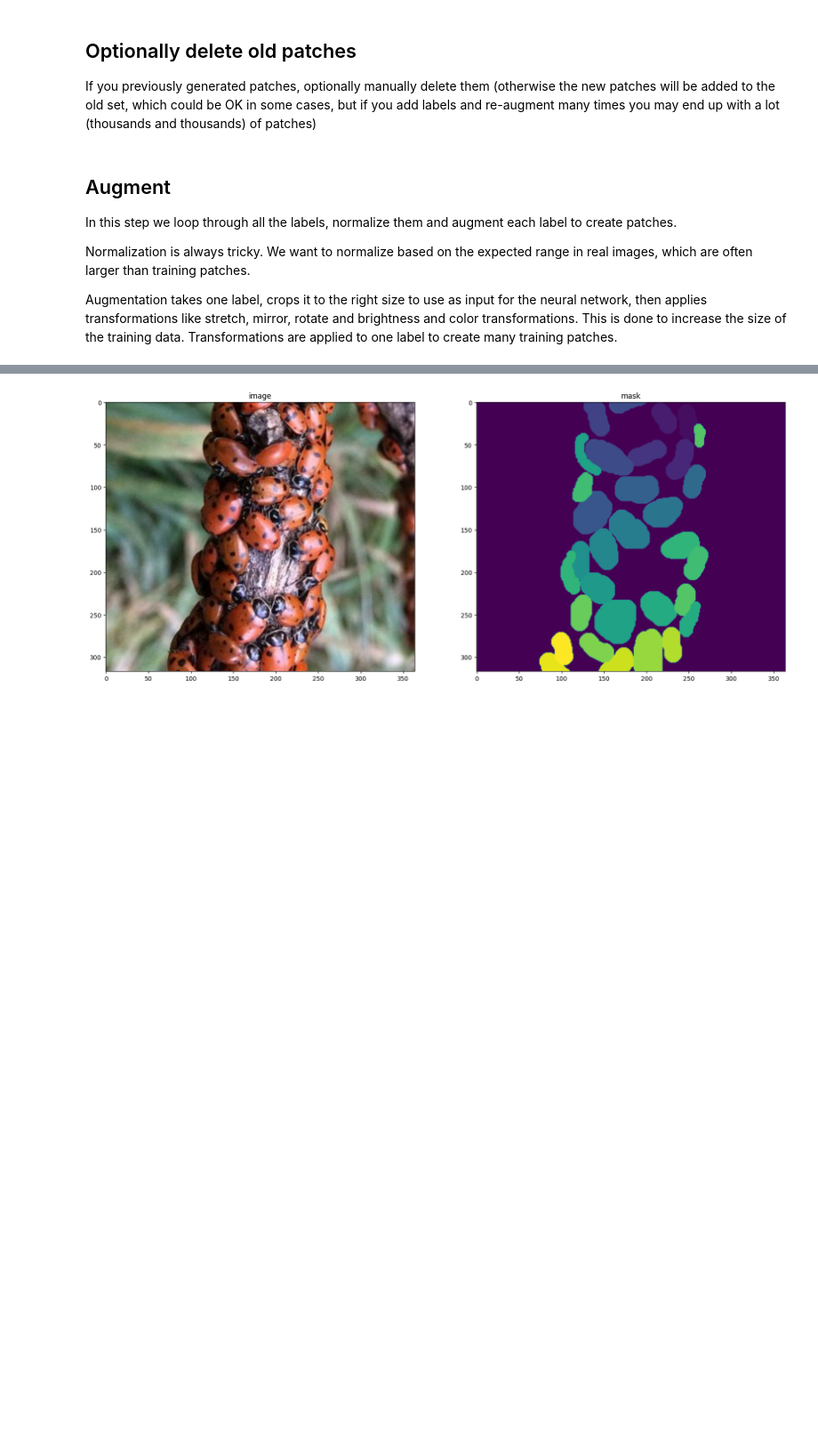
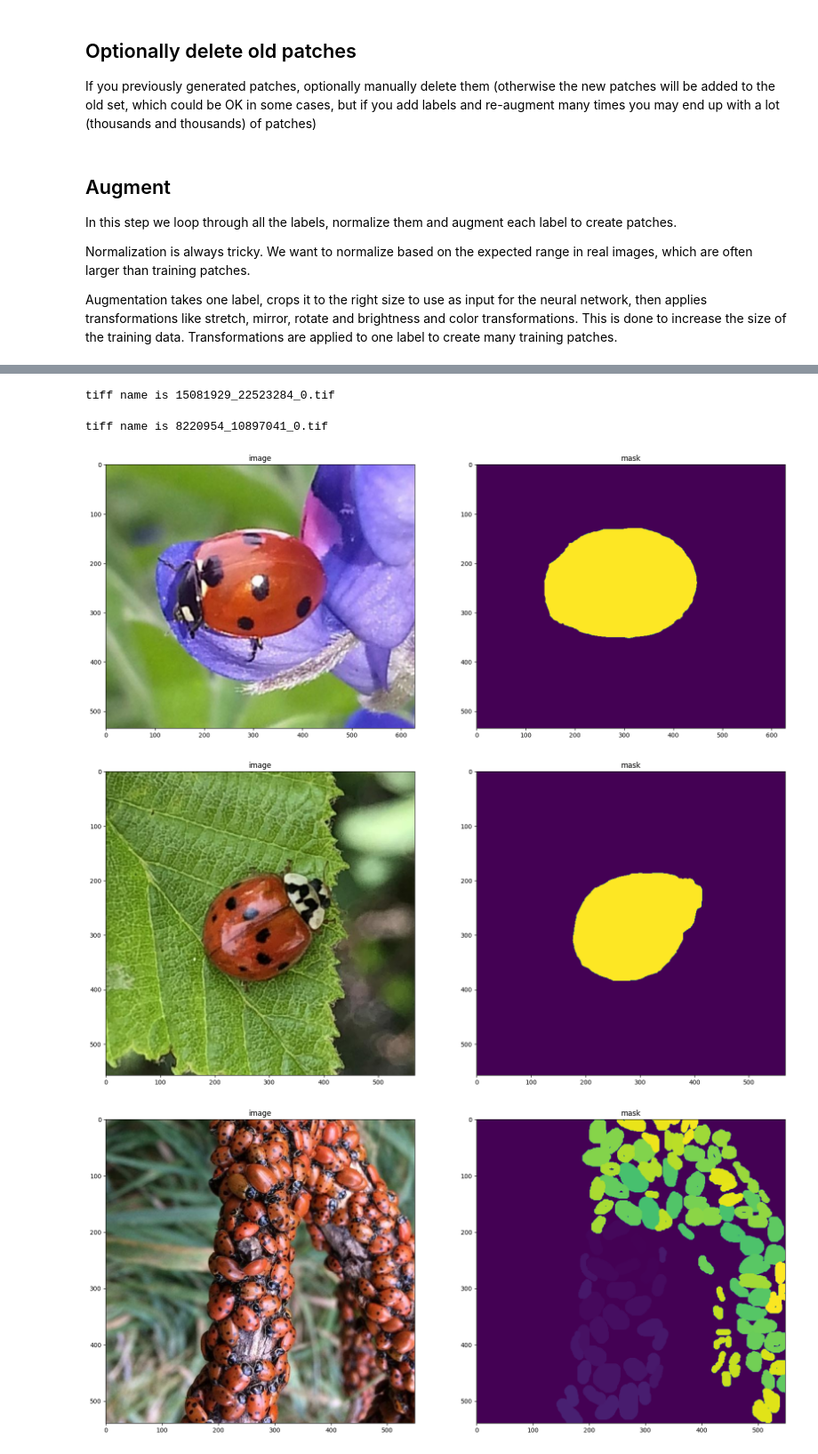
Before and after one commit to True-North-Intelligent-Algorithms/notebooks-and-napari-widgets-for-dl, a Jupyter notebook: docs/20_scale/40_create_patches.ipynb, the cells around one changed output, grey strips where cells are left out. Shown at 89% size. Saved outputs shown, nothing was run; the diff lists cells and outputs as text; code cells hidden in the pictures; blank space fills up the shorter version.

```diff
--- a/docs/20_scale/40_create_patches.ipynb
+++ b/docs/20_scale/40_create_patches.ipynb
@@ -21,8 +21,8 @@ from pathlib import Path
 from tnia.deeplearning.augmentation import uber_augmenter
 
 data_path = r'C:\Users\bnort\work\ImageJ2022\tnia\notebooks-and-napari-widgets-for-dl\data'
-data_path = r'/home/bnorthan/code/i2k/tnia/notebooks-and-napari-widgets-for-dl/data'
-parent_path = os.path.join(data_path, 'ladybugs1')
+#data_path = r'/home/bnorthan/code/i2k/tnia/notebooks-and-napari-widgets-for-dl/data'
+parent_path = os.path.join(data_path, 'ladybugs_series')
 label_path = os.path.join(parent_path, 'labels')
 
 # open the info file
@@ -72,8 +74,8 @@ Normalization is always tricky.  We want to normalize based on the expected rang
 
 Augmentation takes one label, crops it to the right size to use as input for the neural network, then applies transformations like stretch, mirror, rotate and brightness and color transformations.  This is done to increase the size of the training data.  Transformations are applied to one label to create many training patches.
 # %%
-patch_size = 256
-number_patches = 200
+patch_size = 512
+number_patches = 50
 
 # create a df to save the label names in
 df = pd.DataFrame(columns=['base_name', 'xstart', 'ystart', 'xend', 'yend'])
@@ -118,4 +120,8 @@ tiff name is 8220954_10897041_0.tif
   Expected `Union[float, tuple[float, float]]` but got `list` - serialized value may not be as expected
   Expected `Union[float, tuple[float, float]]` but got `list` - serialized value may not be as expected
   return self.__pydantic_serializer__.to_python(
+tiff name is 15081929_22523284_0.tif
+tiff name is 8220954_10897041_0.tif
-[figure, old version]
+[figure, new version]
+[figure, added]
+[figure, added]
```
Also changed, not shown: parts of 2 cells of this notebook, 17 other files.
